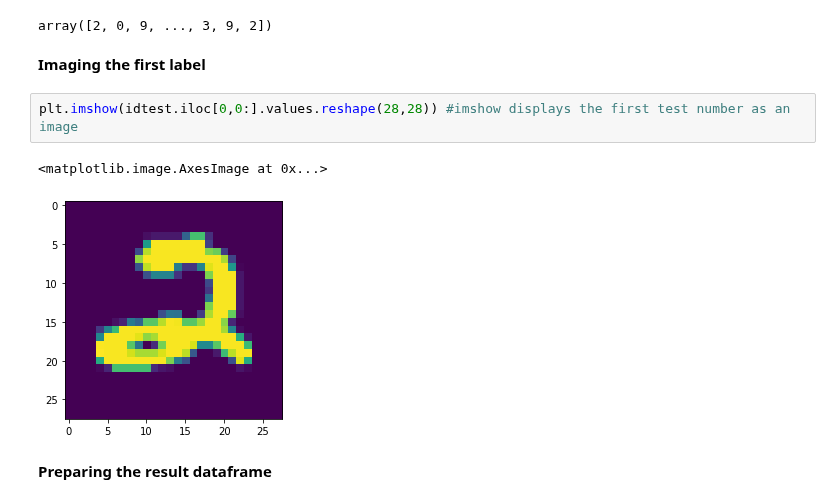
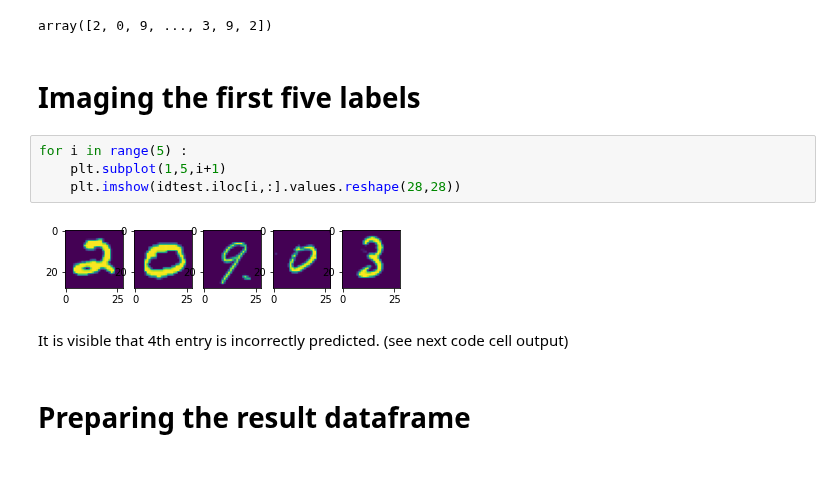
Before and after one commit to Suyashiitr/kaggle, a Jupyter notebook: digit-recognizer-using-machine-learning-algorithms.ipynb, the cells around one changed output. Cells and saved outputs as stored; diff of their text form; blank space fills up the shorter version.

```diff
--- a/digit-recognizer-using-machine-learning-algorithms.ipynb
+++ b/digit-recognizer-using-machine-learning-algorithms.ipynb
@@ -105,14 +116,17 @@ pred
 # %% [output]
 array([2, 0, 9, ..., 3, 9, 2])
 # %% [markdown]
-**Imaging the first label**
+# **Imaging the first five labels**
-# %%
-plt.imshow(idtest.iloc[0,0:].values.reshape(28,28)) #imshow displays the first test number as an image
-# %% [output]
-<matplotlib.image.AxesImage at 0x...>
-[figure, removed]
+# %%
+for i in range(5) :
+    plt.subplot(1,5,i+1)
+    plt.imshow(idtest.iloc[i,:].values.reshape(28,28))
+# %% [output]
+[figure, added]
+# %% [markdown]
+It is visible that 4th entry is incorrectly predicted. (see next code cell output)
 # %% [markdown]
-**Preparing the result dataframe**
+# **Preparing the result dataframe**
 # %%
 Label = np.arange(1,28001,1)  #Arange will create an array of numbers from 1 to 28000, used as index here
 result = pd.DataFrame(index = Label) #creating a dataframe of the result
```
Also changed, not shown: parts of 15 cells of this notebook.
